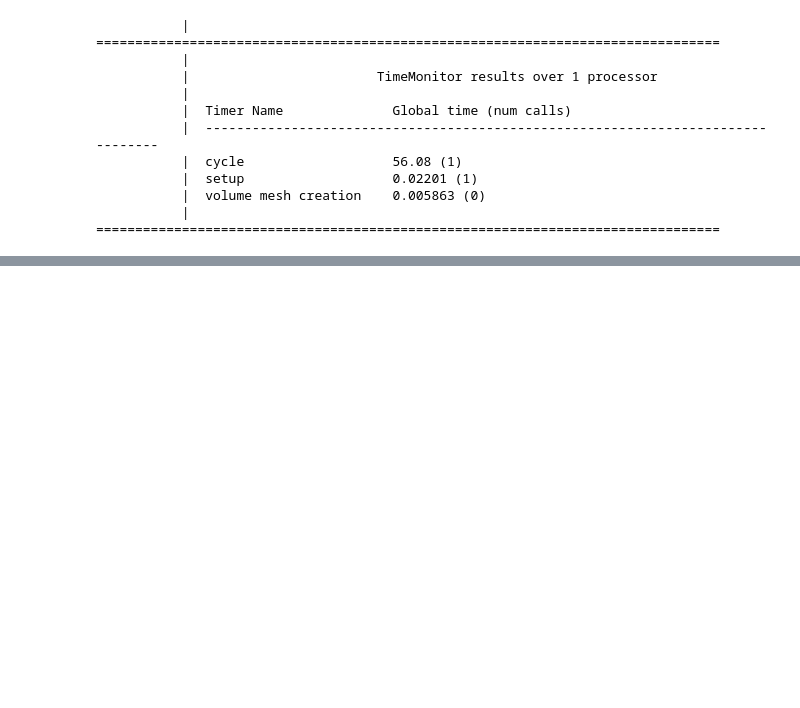
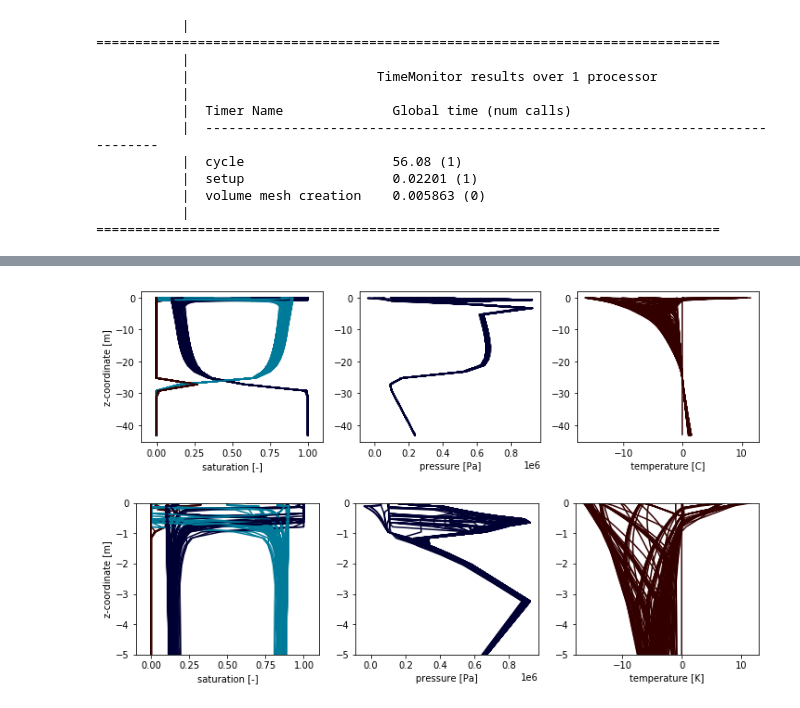
Before and after one commit to amanzi/ats-testsuite-arctic, a Jupyter notebook: testing/ELM-hillslope/1D/1D_column_visualize.ipynb, the cells around one changed output, grey strips where cells are left out. Drawn from its saved outputs; the diff is of its cells as text; code cells hidden in the pictures; blank space fills up the shorter version.

Commit message:
added new test7 file and ipython notebook updated

```diff
--- a/testing/ELM-hillslope/1D/1D_column_visualize.ipynb
+++ b/testing/ELM-hillslope/1D/1D_column_visualize.ipynb
@@ -299,2 +179,5 @@ def all():
 # %%
-go("test7/test7-organic.regression.gold",month(9))
+plot_resutls("test7/test7.default.regression")
+# %% [output]
+[figure, added]
+[figure, added]
```
Also changed, not shown: parts of 11 cells of this notebook, 2 other files.
